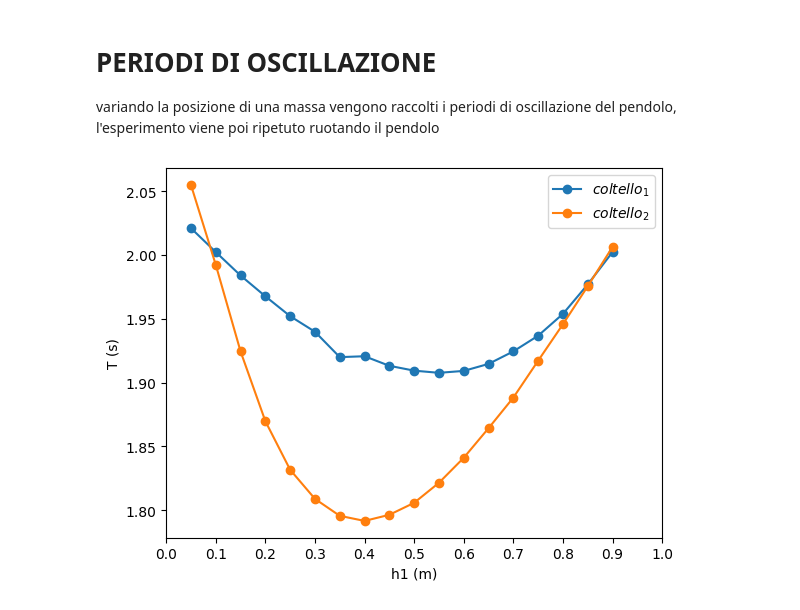
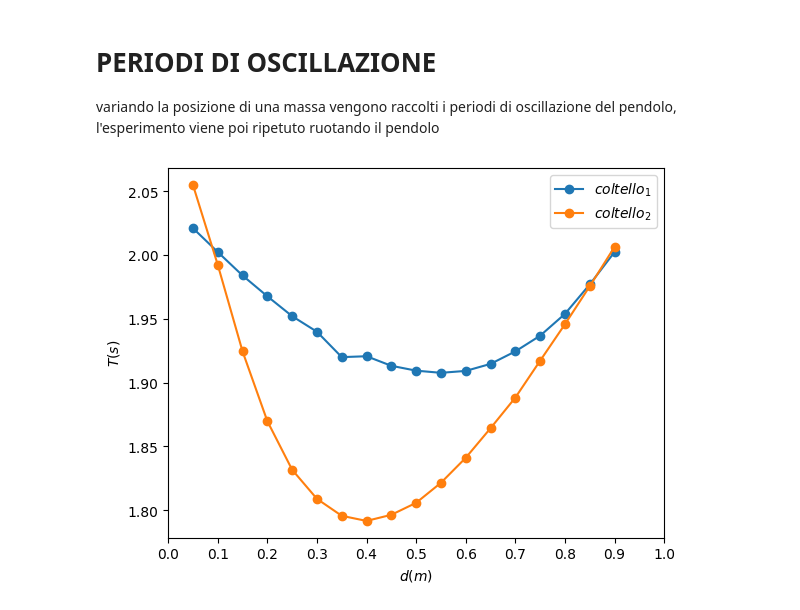
Before and after one commit to CarminatiGiovanni/LaboratorioFisica1, a Jupyter notebook: 04_KATER/PYTHON/intersezione_parabole_periodi.ipynb, the cells around one changed output. Cells and saved outputs as stored; diff of their text form; code cells hidden in the pictures.

```diff
--- a/04_KATER/PYTHON/intersezione_parabole_periodi.ipynb
+++ b/04_KATER/PYTHON/intersezione_parabole_periodi.ipynb
@@ -5,25 +5,25 @@ variando la posizione di una massa vengono raccolti i periodi di oscillazione de
 # %%
 import numpy as np
 import pandas as pd
 from matplotlib import pyplot as plt
 import os
 
 dir_path = os.path.abspath('')
 FILE = dir_path + '/../CSV/' + 'parabole.csv'
 fr = pd.read_csv(FILE)
 
 d = np.array(fr['d1(cm)']) * 0.01 # m
 
 t1 = np.array(fr['t1']) # s
 t2 = np.array(fr['t2']) # s
 
 # plt.title('Variazione del periodo in funzione della posizione della massa da 1,4kg\n')
 plt.plot(d,t1,'o-',label="$coltello_1$")
 plt.plot(d,t2,'o-',label='$coltello_2$')
 plt.legend()
 plt.xticks(np.linspace(0,1,11))
-plt.ylabel('T (s)')
-plt.xlabel('h1 (m)')
+plt.ylabel('$T (s)$')
+plt.xlabel('$d (m)$')
 plt.show()
 # %% [output]
-[figure, old version]
+[figure, new version]
```
